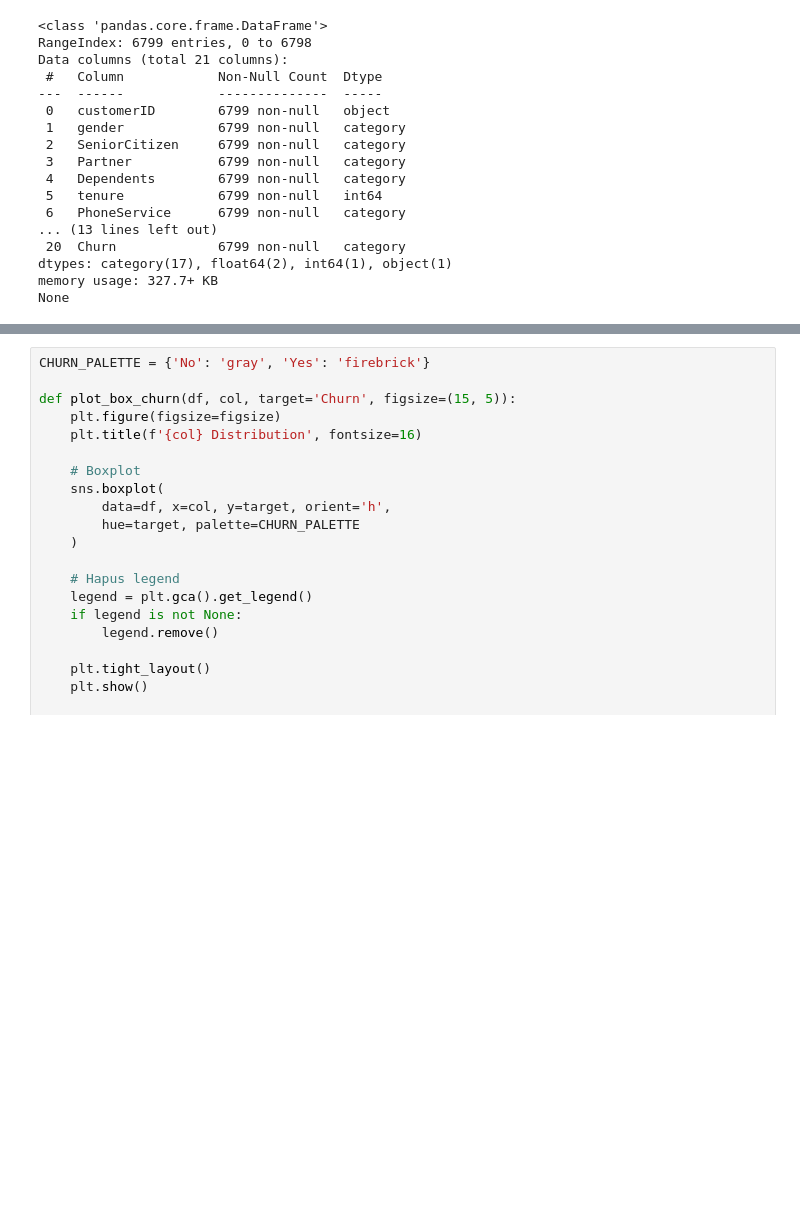
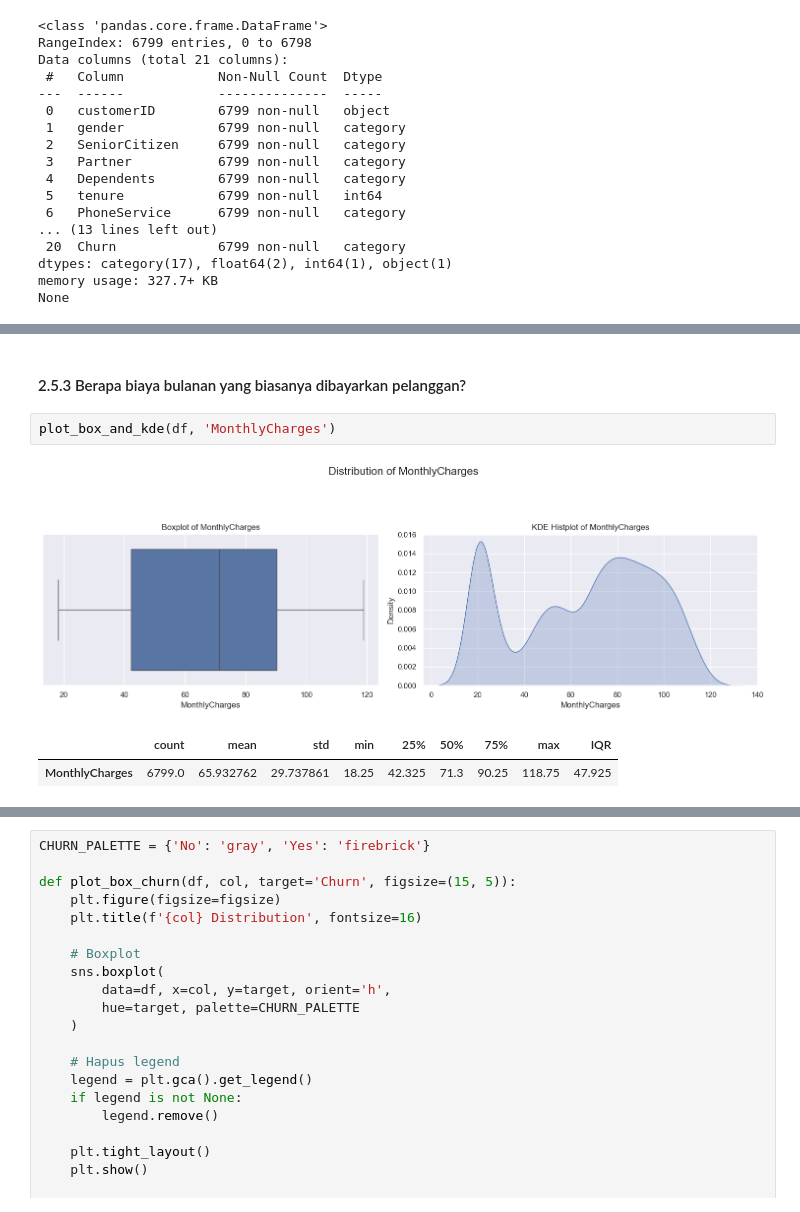
Before and after one commit to hansdarmawann/AlphaGroup_JC_DS_FT_BSD_26_FinalProject, a Jupyter notebook: Notebook/Section 2.ipynb, the cells around one changed output, grey strips where cells are left out. Cells and saved outputs as stored; diff of their text form; blank space fills up the shorter version.

```diff
--- a/Notebook/Section 2.ipynb
+++ b/Notebook/Section 2.ipynb
@@ -329,0 +425,8 @@ Untuk menyederhanakan analisis sekaligus mengefisienkan penggunaan memori, sebag
+# %% [markdown]
+#### 2.5.3 Berapa biaya bulanan yang biasanya dibayarkan pelanggan?
+# %%
+plot_box_and_kde(df, 'MonthlyCharges')
+# %% [output]
+[figure, added]
+|  | count | mean | std | min | 25% | 50% | 75% | max | IQR |
+| MonthlyCharges | 6799.0 | 65.932762 | 29.737861 | 18.25 | 42.325 | 71.3 | 90.25 | 118.75 | 47.925 |
```
Also changed, not shown: parts of 97 cells of this notebook.
